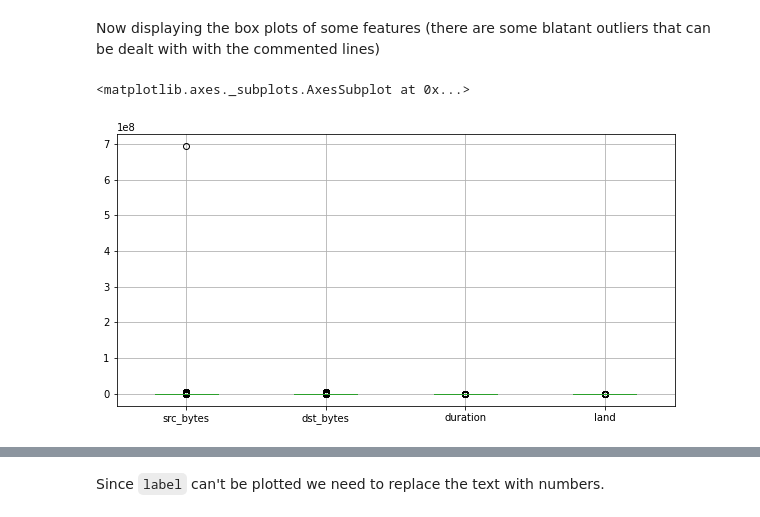
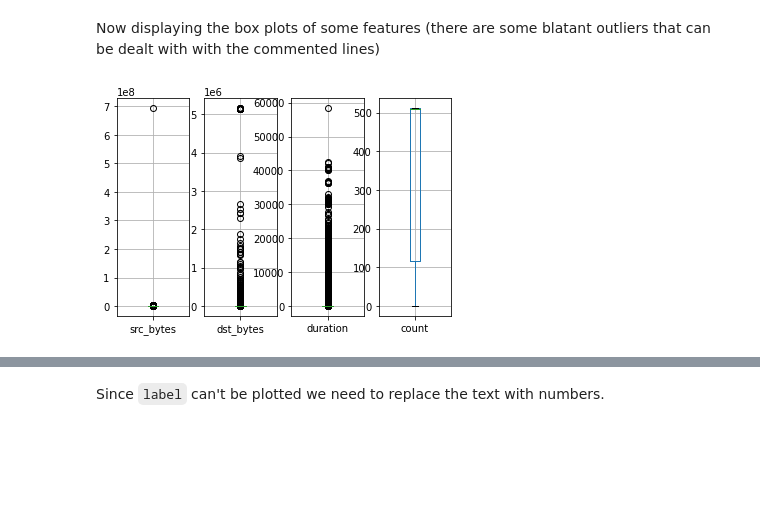
Before and after one commit to mohamed-chamrouk/projet_AIR, a Jupyter notebook: projet_AIR.ipynb, the cells around one changed output, grey strips where cells are left out. Drawn from its saved outputs; the diff is of its cells as text; code cells hidden in the pictures; blank space fills up the shorter version.

```diff
--- a/projet_AIR.ipynb
+++ b/projet_AIR.ipynb
@@ -180,9 +187,22 @@ Now displaying the box plots of some features (there are some blatant outliers t
 # %%
 #y = df['src_bytes']
 #df_restricted = y.between(y.quantile(0), y.quantile(0.75))
 #index_names = df[~df_restricted].index
 #df.drop(index_names, inplace=True)
-df.boxplot(column=['src_bytes', 'dst_bytes', 'duration', 'land'], figsize=(10,5))
+ax = plt.subplot(1, 4, 1)
+ax = df.boxplot(column=['src_bytes'], figsize=(20,10))
+
+
+ax = plt.subplot(1, 4, 2)
+ax = df.boxplot(column=['dst_bytes'], figsize=(20,10))
+
+
+
+ax = plt.subplot(1, 4, 3)
+ax = df.boxplot(column=['duration'], figsize=(20,10))
+
+
+ax = plt.subplot(1, 4, 4)
+ax = df.boxplot(column=['count'], figsize=(20,5))
 # %% [output]
-<matplotlib.axes._subplots.AxesSubplot at 0x...>
-[figure, old version]
+[figure, new version]
```
Also changed, not shown: parts of 38 cells of this notebook.
